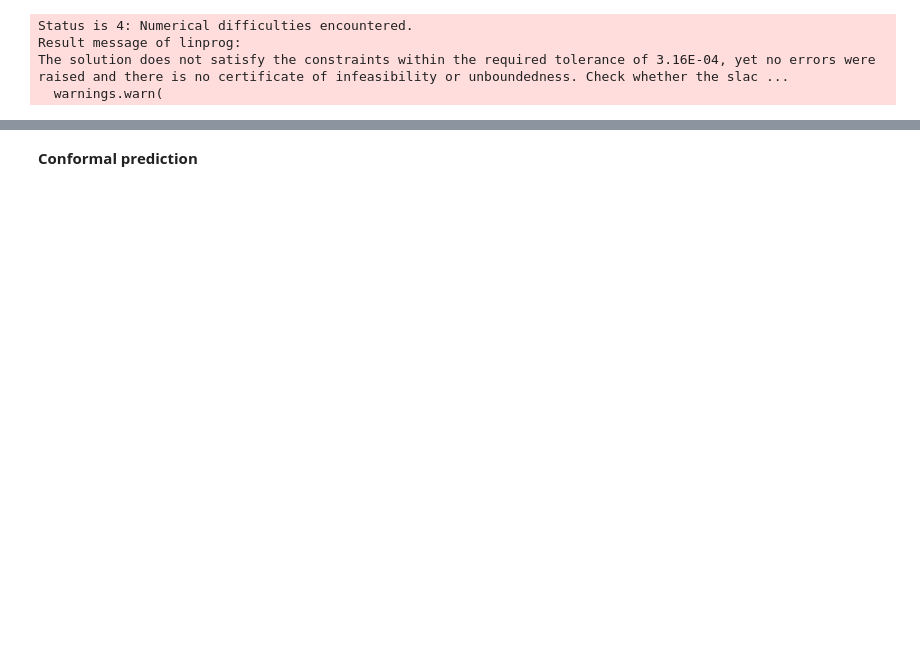
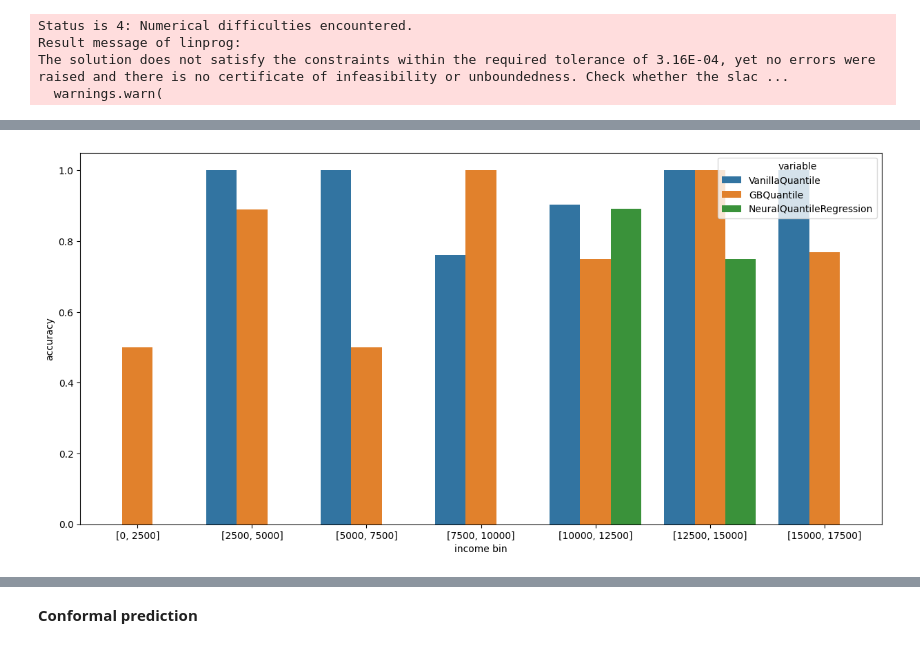
Before and after one commit to nutorbit/uncertainty-modeling, a Jupyter notebook: notebooks/01_proxy_income.ipynb, the cells around one changed output, grey strips where cells are left out. Cells and saved outputs as stored; diff of their text form; code cells hidden in the pictures; blank space fills up the shorter version.

```diff
--- a/notebooks/01_proxy_income.ipynb
+++ b/notebooks/01_proxy_income.ipynb
@@ -394,0 +230,39 @@ test_encoded = apply_encoders(
+# %%
+def drill_down_accuracy(pred: np.ndarray, min_range: int = 0, max_range: int = 20_000, step_size: int = 2_500):
+    res = []
+
+    r = np.arange(min_range, max_range, step_size)
+    for lower, upper in zip(r, r[1:]):
+
+        range_ = pred[:, 2] - pred[:, 0]
+
+        tmp = test_encoded.copy()
+        tmp["range"] = range_
+        tmp["lower_bound"] = pred[:, 0]
+        tmp["upper_bound"] = pred[:, 2]
+
+        tt = tmp[
+            (tmp["range"] <= upper) &
+            (tmp["range"] >= lower)
+        ]
+
+        acc = (
+            (tt["ApplicantIncome"] >= tt["lower_bound"]) &
+            (tt["ApplicantIncome"] <= tt["upper_bound"])
+        ).mean()
+
+        res.append([f"[{lower}, {upper}]", acc, tt.shape[0]])
+
+    return safe_df(res, ["range", "acc", "n"]).fillna(0)
+# %%
+t = pd.DataFrame(np.concatenate(
+    [drill_down_accuracy(preds[0])[["range"]]] + [drill_down_accuracy(pred)[["acc"]] for pred in preds], axis=1
+), columns=["range"] + names).melt(["range"])
+# %%
+fig, ax = plt.subplots(figsize=(15, 7))
+
+_ = sns.barplot(x="range", hue="variable", y="value", data=t, ax=ax)
+_ = ax.set_ylabel("accuracy")
+_ = ax.set_xlabel("income bin")
+# %% [output]
+[figure, added]
```
Also changed, not shown: parts of 98 cells of this notebook, 1 other file.
